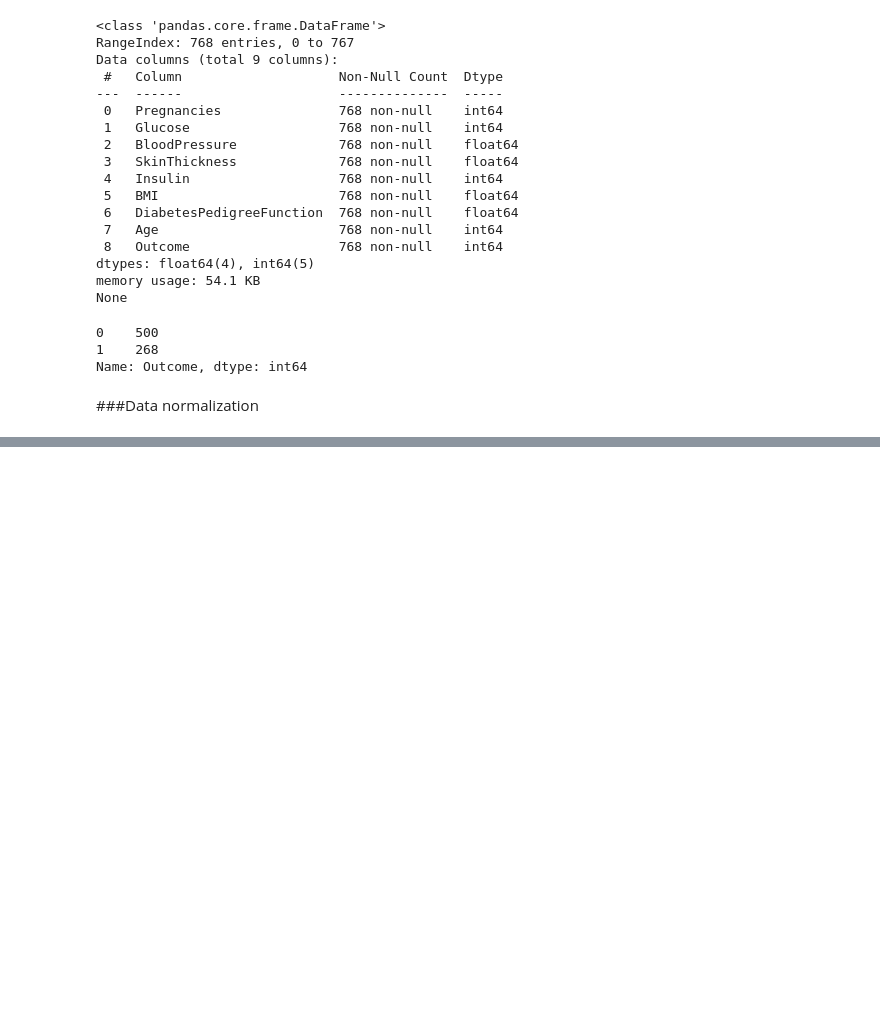
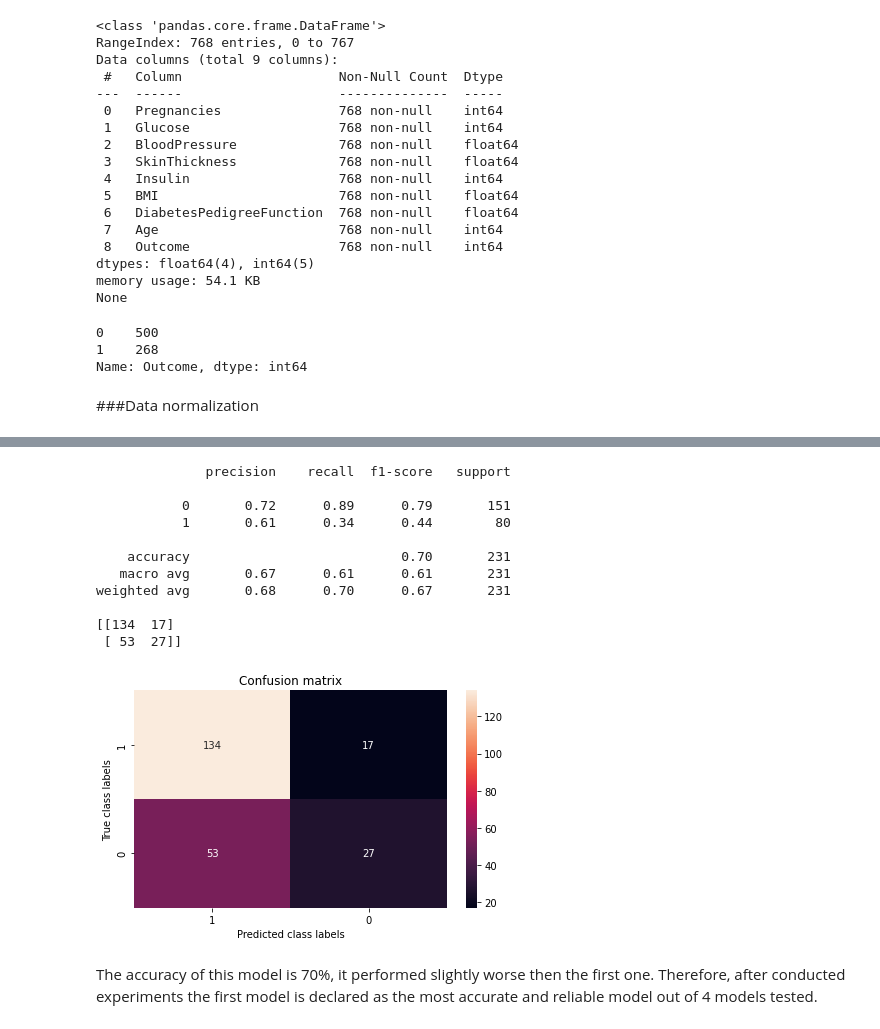
Before and after one commit to TohirD/AI-Data-Set, a Jupyter notebook: mainfile.ipynb, the cells around one changed output, grey strips where cells are left out. Drawn from its saved outputs; the diff is of its cells as text; code cells hidden in the pictures; blank space fills up the shorter version.

```diff
--- a/mainfile.ipynb
+++ b/mainfile.ipynb
@@ -140,0 +306,3 @@ max      1.000000                  1.000000    1.000000    1.000000
+# %%
+model_4 = MLPClassifier(hidden_layer_sizes=(32), max_iter=500, activation='logistic', solver='sgd', learning_rate_init=0.02, verbose=1)
+model_4.fit(X_train, y_train)
@@ -140,0 +329,27 @@ max      1.000000                  1.000000    1.000000    1.000000
+# %%
+y_predictions_4 = model_4.predict(X_test)
+print(classification_report(y_test, y_predictions_4, zero_division=0))
+conf_matrix = confusion_matrix(y_test, y_predictions_4)
+print(conf_matrix)
+fig, ax = pl.subplots(figsize=(7,4))
+sns.heatmap(conf_matrix, annot = True, fmt = 'g', ax = ax);
+ax.set_xlabel('Predicted class labels');
+ax.set_ylabel('True class labels');
+ax.set_title('Confusion matrix');
+ax.xaxis.set_ticklabels(my_dataset['Outcome'].unique());
+ax.yaxis.set_ticklabels(my_dataset['Outcome'].unique());
+# %% [output]
+              precision    recall  f1-score   support
+
+           0       0.72      0.89      0.79       151
+           1       0.61      0.34      0.44        80
+
+    accuracy                           0.70       231
+   macro avg       0.67      0.61      0.61       231
+weighted avg       0.68      0.70      0.67       231
+
+[[134  17]
+ [ 53  27]]
+[figure, added]
+# %% [markdown]
+The accuracy of this model is 70%, it performed slightly worse then the first one. Therefore, after conducted experiments the first model is declared as the most accurate and reliable model out of 4 models tested.
```
Also changed, not shown: parts of 18 cells of this notebook.
